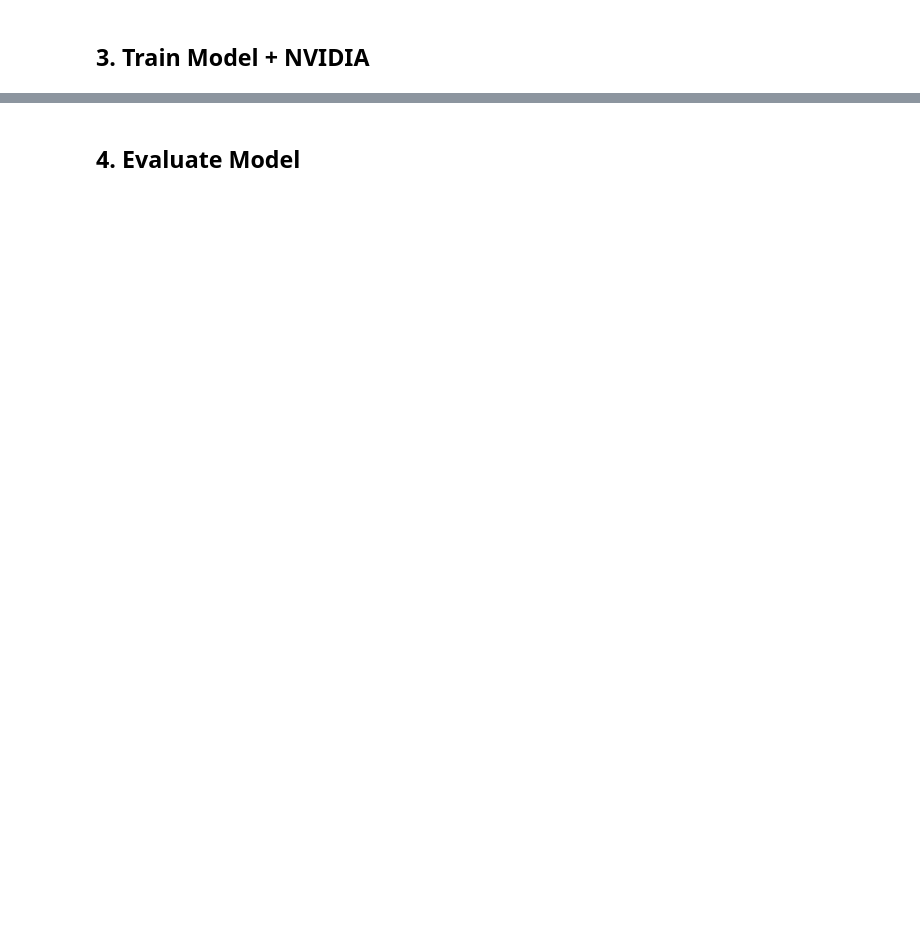
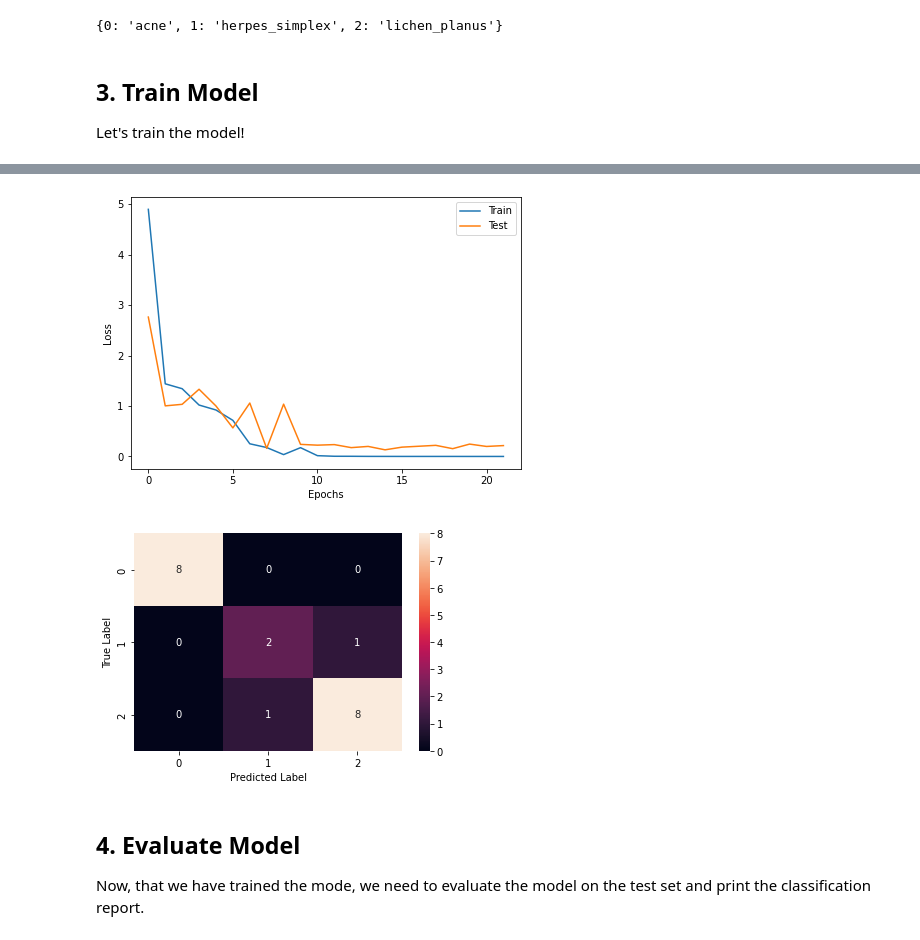
Before and after one commit to sgaut023/skin_disease_classification, a Jupyter notebook: 3.0.TrainEval.ipynb, the cells around one changed output, grey strips where cells are left out. Cells and saved outputs as stored; diff of their text form; code cells hidden in the pictures; blank space fills up the shorter version.

```diff
--- a/3.0.TrainEval.ipynb
+++ b/3.0.TrainEval.ipynb
@@ -38,5 +48,12 @@ device = torch.device("cuda" if torch.cuda.is_available() else "cpu")
 # %%
 # Create Dataset
 dataset = datasets.ImageFolder(root='data_3class_skin_diseases/', transform=augmentationFactory('augment'))
-sss = StratifiedShuffleSplit(n_splits=2, test_size=0.8, random_state=random_state)
-indexes, _ = sss.split(dataset, dataset.targets)
+sss = StratifiedShuffleSplit(n_splits=2, test_size=0.8, random_state= random_state)
+# %%
+# save classes
+class_names = {}
+for i, class_name  in enumerate(dataset.classes):
+    class_names[i] = class_name
+class_names
+# %% [output]
+{0: 'acne', 1: 'herpes_simplex', 2: 'lichen_planus'}
@@ -43,13 +64,16 @@ indexes, _ = sss.split(dataset, dataset.targets)
 # %% [markdown]
-## 3. Train Model  + NVIDIA
+## 3. Train Model
+
+Let's train the model!
 # %%
-network = get_model(name)
-network.to(device)
+network = get_model(name).to(device)
 # %%
-trainloader, testloader, train_subsampler =get_loaders(dataset, indexes[1], test_ids[0], batch_size)
+trainloader, testloader, train_subsampler =get_loaders(dataset, indexes[1], indexes[0], batch_size)
 loss_function = get_loss_function(dataset, trainloader, train_subsampler.indices, device=device)
 optimizer = torch.optim.SGD(network.parameters(), lr=lr)
 # %%
+train_loss = []
+test_loss= []
 for epoch in range(0, num_epochs):
     current_loss = 0.0
     for i, data in enumerate(trainloader, 0):
@@ -59,16 +83,19 @@ for epoch in range(0, num_epochs):
         optimizer.zero_grad()
 
         outputs = network(inputs)
+        m = nn.Softmax(dim=1)
+        prob
         loss = loss_function(outputs, targets)
         loss.backward()
         optimizer.step()
 
         # Print statistics
         current_loss += loss.item()
-train_loss.append(current_loss/(i+1))
-loss, y_pred, y_true = evaluate_model(network,testloader, loss_function)
-test_loss.append(loss.item())
-print(f'Epoch {epoch+1}-- Train Loss:{current_loss/(i+1)}, Test Loss: {loss}')
+    train_loss.append(current_loss/(i+1))
+    loss, y_pred, y_true = evaluate_model(network,testloader, loss_function, device)
+    test_loss.append(loss.item())
+    print(f'Epoch {epoch+1}-- Train Loss:{current_loss/(i+1)}, Test Loss: {loss}')
 
 visualize_loss(train_loss, test_loss)
 get_confusion_matrix(y_true, y_pred)
+# %% [output]
@@ -75,2 +119,6 @@ get_confusion_matrix(y_true, y_pred)
+[figure, added]
+[figure, added]
 # %% [markdown]
 ## 4. Evaluate Model
+
+Now, that we have trained the mode, we need to evaluate the model on the test set and print the classification report.
```
Also changed, not shown: parts of 16 cells of this notebook, 20 other files.
